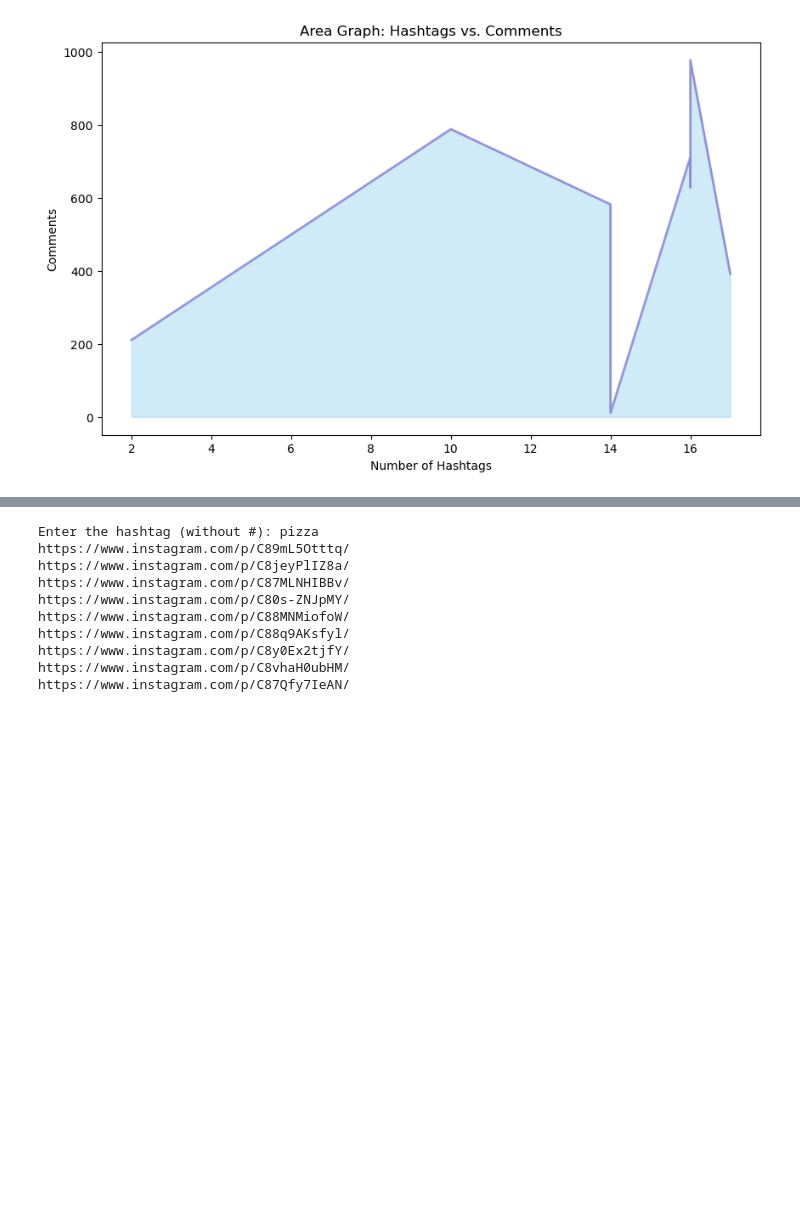
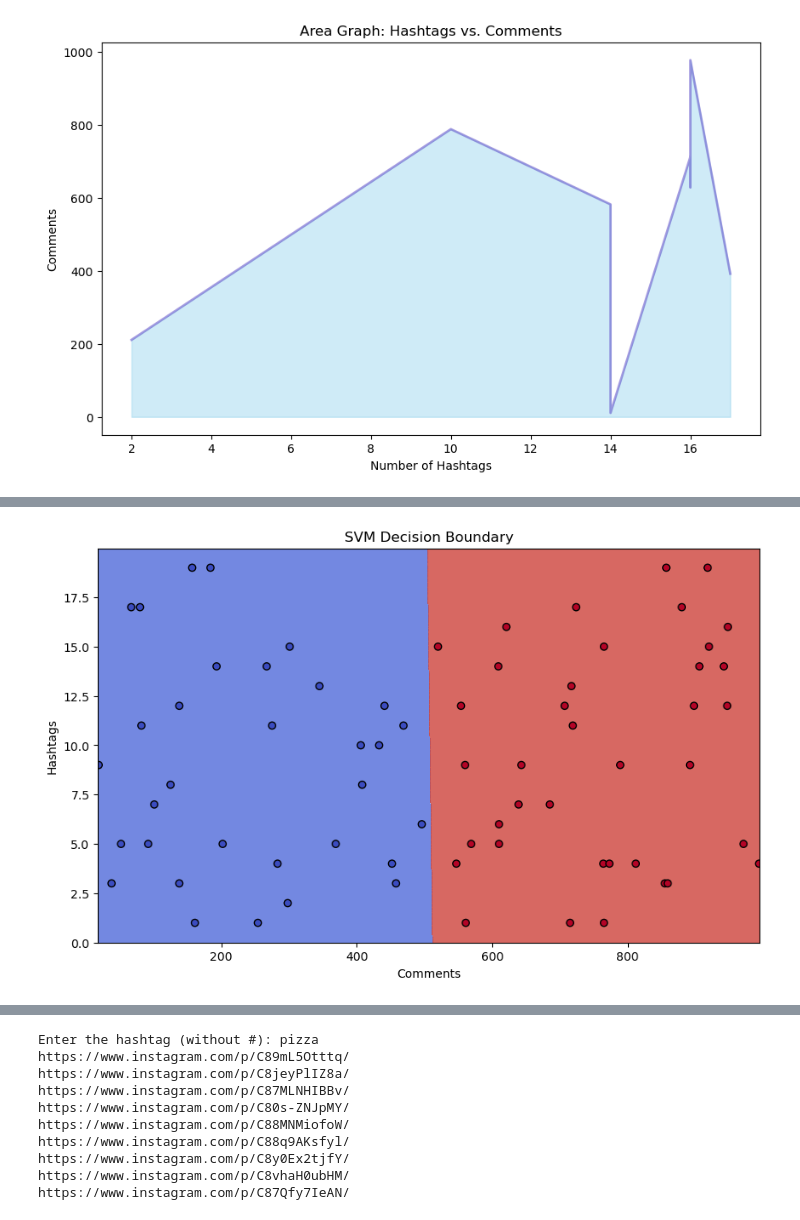
Before and after one commit to Sinchu27/Instagram-Hashtag-analysis-web-scraping-, a Jupyter notebook: dsproject.ipynb, the cells around one changed output, grey strips where cells are left out. Saved outputs shown, nothing was run; the diff lists cells and outputs as text; code cells hidden in the pictures; blank space fills up the shorter version.

```diff
--- a/dsproject.ipynb
+++ b/dsproject.ipynb
@@ -330,3 +330,84 @@ https://www.instagram.com/p/C87bnsINUaO/
 https://www.instagram.com/p/C89q0jlu1kc/
 https://www.instagram.com/p/C88hakpSzvn/
 [figure]
+# %%
+import pandas as pd
+import numpy as np
+import matplotlib.pyplot as plt
+from sklearn.model_selection import train_test_split
+from sklearn.svm import SVC
+from sklearn.metrics import accuracy_score, classification_report, confusion_matrix
+
+np.random.seed(0)
+num_samples = 100
+comments = np.random.randint(10, 1000, num_samples)
+hashtags = np.random.randint(1, 20, num_samples)
+popularity = (comments > 500).astype(int)  # 1 if comments > 500 else 0
+
+# Create a DataFrame
+df = pd.DataFrame({
+    'Comments': comments,
+    'Hashtags': hashtags,
+    'Popularity': popularity
+})
+
+# Define features and target
+X = df[['Comments', 'Hashtags']]
+y = df['Popularity']
+
+# Split the data into training and testing sets
+X_train, X_test, y_train, y_test = train_test_split(X, y, test_size=0.3, random_state=42)
+
+# Initialize and train the SVM classifier
+svm_model = SVC(kernel='linear', random_state=42)
+svm_model.fit(X_train, y_train)
+
+# Make predictions on the test set
+y_pred = svm_model.predict(X_test)
+
+# Evaluate the model
+accuracy = accuracy_score(y_test, y_pred)
+print(f'Accuracy: {accuracy:.2f}')
+
+# Print classification report
+print('Classification Report:')
+print(classification_report(y_test, y_pred))
+
+# Print confusion matrix
+print('Confusion Matrix:')
+print(confusion_matrix(y_test, y_pred))
+
+# Create a mesh grid for plotting decision boundary
+h = .02  # step size in the mesh
+x_min, x_max = X['Comments'].min() - 1, X['Comments'].max() + 1
+y_min, y_max = X['Hashtags'].min() - 1, X['Hashtags'].max() + 1
+xx, yy = np.meshgrid(np.arange(x_min, x_max, h),
+                     np.arange(y_min, y_max, h))
+
+# Plot the decision boundary
+plt.figure(figsize=(10, 6))
+Z = svm_model.predict(np.c_[xx.ravel(), yy.ravel()])
+Z = Z.reshape(xx.shape)
+plt.contourf(xx, yy, Z, alpha=0.8, cmap=plt.cm.coolwarm)
+
+# Plot the training points
+plt.scatter(X_train['Comments'], X_train['Hashtags'], c=y_train, edgecolors='k', cmap=plt.cm.coolwarm)
+plt.xlabel('Comments')
+plt.ylabel('Hashtags')
+plt.title('SVM Decision Boundary')
+plt.show()
+
+# Function to check if a post is popular
+def check_popularity(comments, hashtags, model):
+    input_data = np.array([[comments, hashtags]])
+    prediction = model.predict(input_data)
+    return "Popular" if prediction[0] == 1 else "Not Popular"
+
+# Take user input
+user_comments = int(input("Enter the number of comments: "))
+user_hashtags = int(input("Enter the number of hashtags: "))
+
+# Check if the post is popular
+result = check_popularity(user_comments, user_hashtags, svm_model)
+print(f'The post with {user_comments} comments and {user_hashtags} hashtags is {result}.')
+# %% [output]
@@ -332,0 +428 @@ https://www.instagram.com/p/C88hakpSzvn/
+[figure, added]
```
Also changed, not shown: parts of 2 cells of this notebook.
